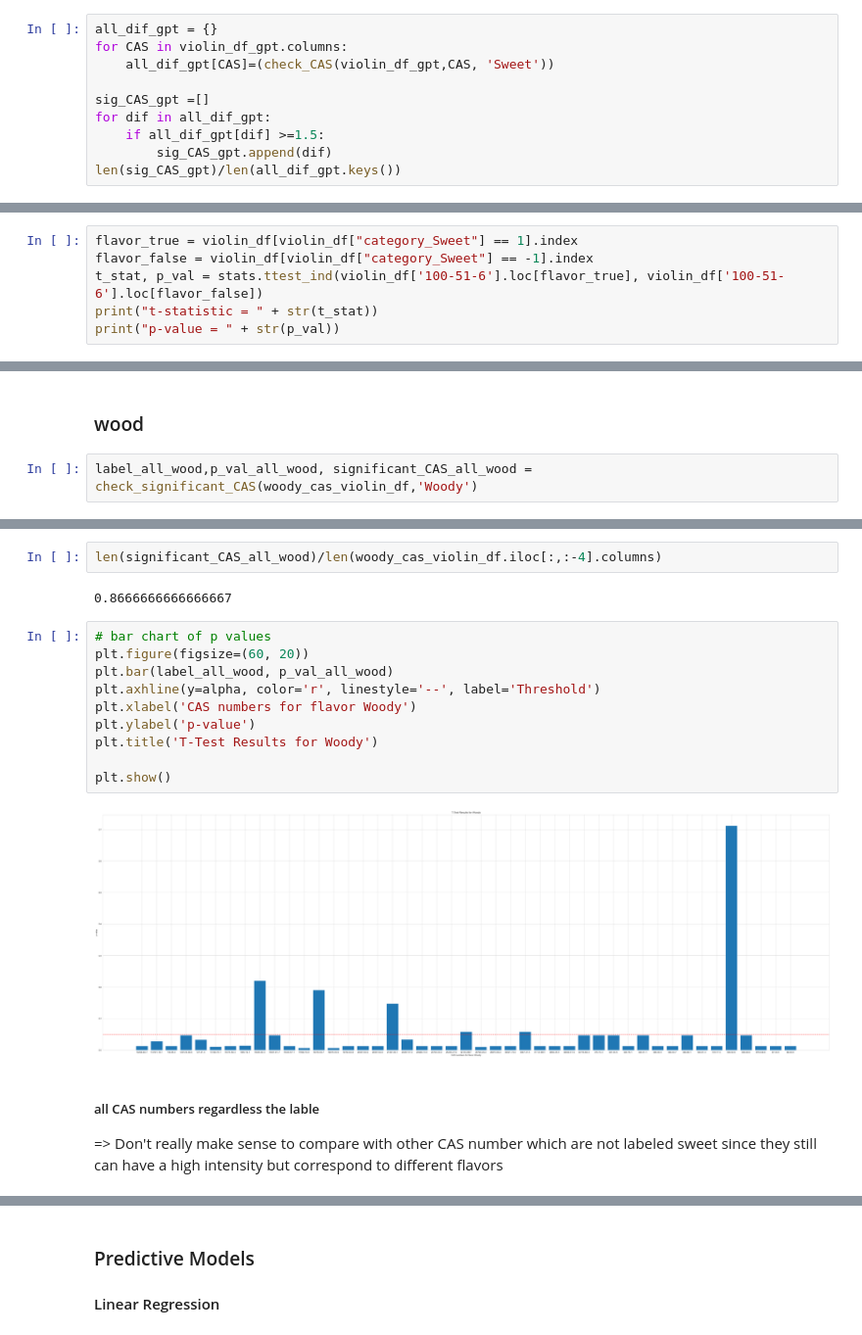
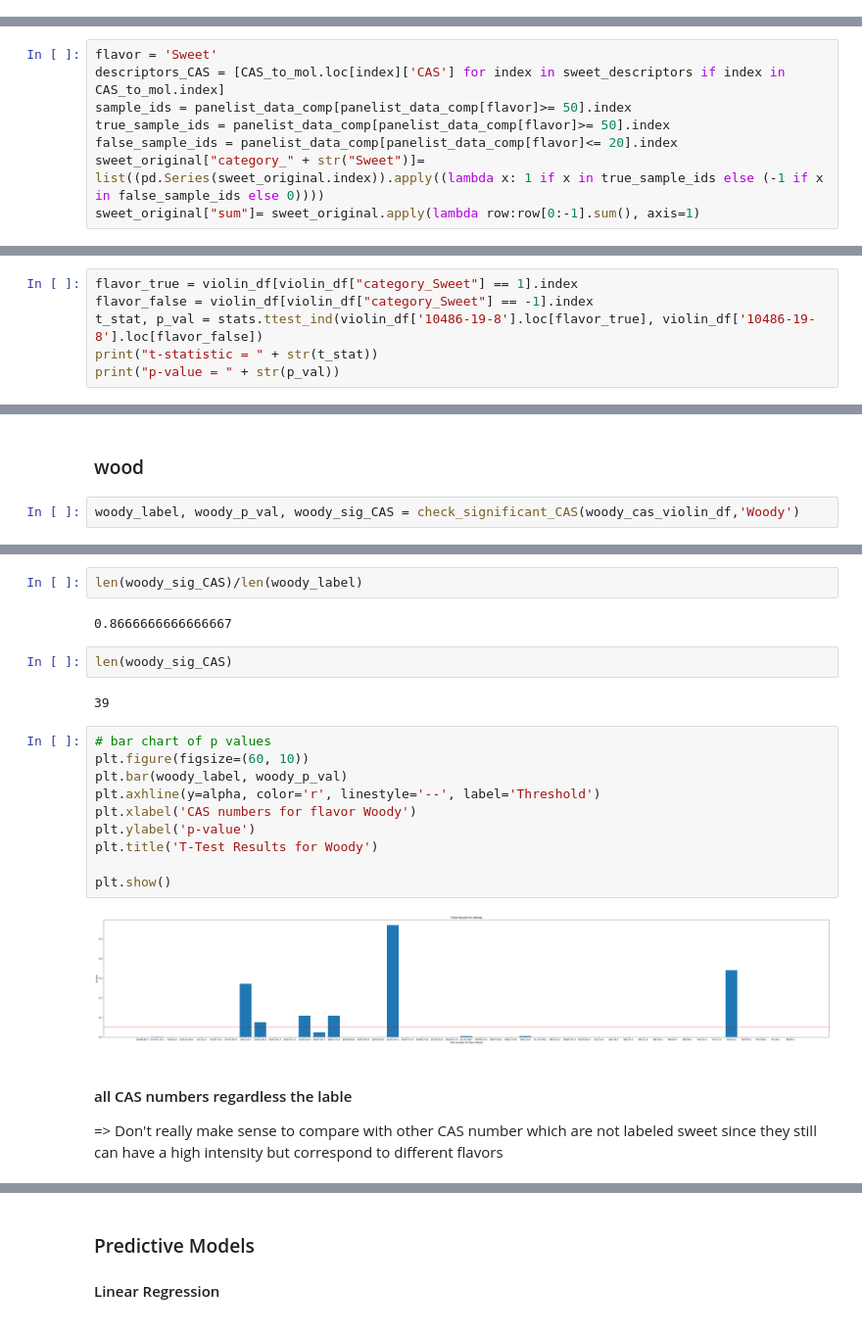
Before and after one commit to rengesf/flavorpred, a Jupyter notebook: cas_flavor_correlation.ipynb, the cells around one changed output, grey strips where cells are left out. Shown at 98% size. Drawn from its saved outputs; the diff is of its cells as text.

```diff
--- a/cas_flavor_correlation.ipynb
+++ b/cas_flavor_correlation.ipynb
@@ -346,10 +191,0 @@ def check_CAS(df,CAS, OSA):
-# %%
-all_dif_gpt = {}
-for CAS in violin_df_gpt.columns:
-    all_dif_gpt[CAS]=(check_CAS(violin_df_gpt,CAS, 'Sweet'))
-
-sig_CAS_gpt =[]
-for dif in all_dif_gpt:
-    if all_dif_gpt[dif] >=1.5:
-        sig_CAS_gpt.append(dif)
-len(sig_CAS_gpt)/len(all_dif_gpt.keys())
@@ -462,0 +303,8 @@ malt_cas_violin_df
+# %%
+flavor = 'Sweet'
+descriptors_CAS = [CAS_to_mol.loc[index]['CAS'] for index in sweet_descriptors if index in CAS_to_mol.index]
+sample_ids = panelist_data_comp[panelist_data_comp[flavor]>= 50].index
+true_sample_ids = panelist_data_comp[panelist_data_comp[flavor]>= 50].index
+false_sample_ids = panelist_data_comp[panelist_data_comp[flavor]<= 20].index
+sweet_original["category_" + str("Sweet")]= list((pd.Series(sweet_original.index)).apply((lambda x: 1 if x in true_sample_ids else (-1 if x in false_sample_ids else 0))))
+sweet_original["sum"]= sweet_original.apply(lambda row:row[0:-1].sum(), axis=1)
@@ -613,7 +452,7 @@ from scipy import stats
 # %%
 flavor_true = violin_df[violin_df["category_Sweet"] == 1].index
 flavor_false = violin_df[violin_df["category_Sweet"] == -1].index
-t_stat, p_val = stats.ttest_ind(violin_df['100-51-6'].loc[flavor_true], violin_df['100-51-6'].loc[flavor_false])
+t_stat, p_val = stats.ttest_ind(violin_df['10486-19-8'].loc[flavor_true], violin_df['10486-19-8'].loc[flavor_false])
 print("t-statistic = " + str(t_stat))
 print("p-value = " + str(p_val))
 # %% [output]
@@ -728,6 +571,6 @@ plt.show()
 # %% [markdown]
 ### wood
 # %%
-label_all_wood,p_val_all_wood, significant_CAS_all_wood = check_significant_CAS(woody_cas_violin_df,'Woody')
+woody_label, woody_p_val, woody_sig_CAS = check_significant_CAS(woody_cas_violin_df,'Woody')
 # %% [output]
 CAS: 10208-80-7
@@ -750,19 +593,23 @@ p-value = 0.012808298841639282
-# %%
-len(significant_CAS_all_wood)/len(woody_cas_violin_df.iloc[:,:-4].columns)
-# %% [output]
-0.8666666666666667
+# %%
+len(woody_sig_CAS)/len(woody_label)
+# %% [output]
+0.8666666666666667
+# %%
+len(woody_sig_CAS)
+# %% [output]
+39
 # %%
 # bar chart of p values
-plt.figure(figsize=(60, 20))
-plt.bar(label_all_wood, p_val_all_wood)
+plt.figure(figsize=(60, 10))
+plt.bar(woody_label, woody_p_val)
 plt.axhline(y=alpha, color='r', linestyle='--', label='Threshold')
 plt.xlabel('CAS numbers for flavor Woody')
 plt.ylabel('p-value')
 plt.title('T-Test Results for Woody')
 
 plt.show()
 # %% [output]
-[figure, old version]
+[figure, new version]
 # %% [markdown]
-##### all CAS numbers regardless the lable
+#### all CAS numbers regardless the lable
 => Don't really make sense to compare with other CAS number which are not labeled sweet since they still can have a high intensity but correspond to different flavors
```
Also changed, not shown: parts of 135 cells of this notebook.
